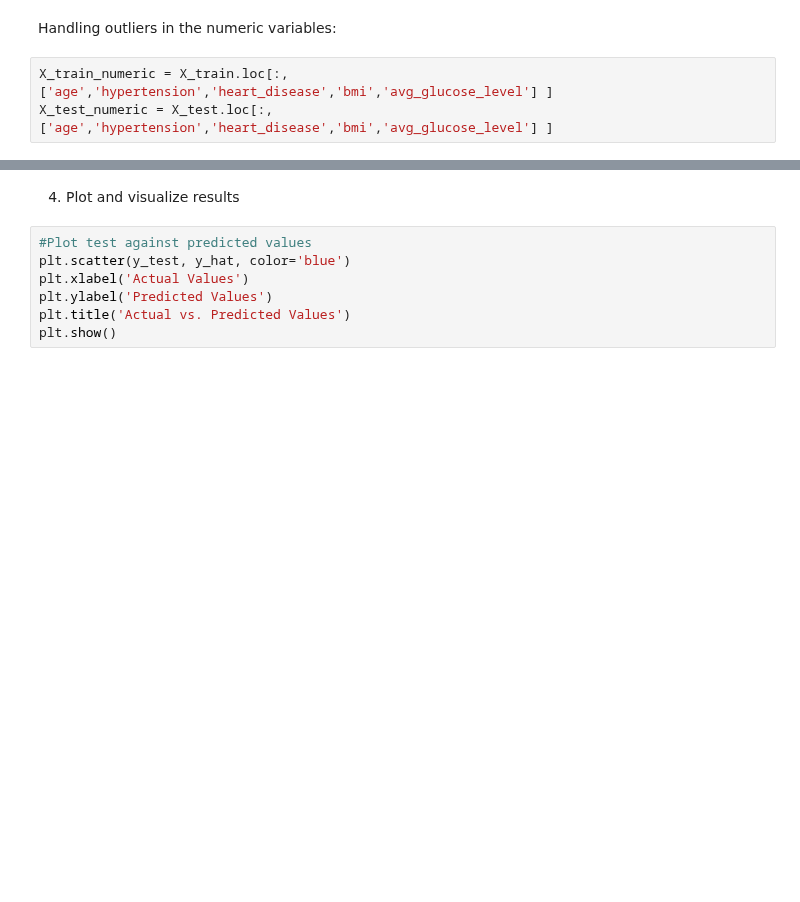
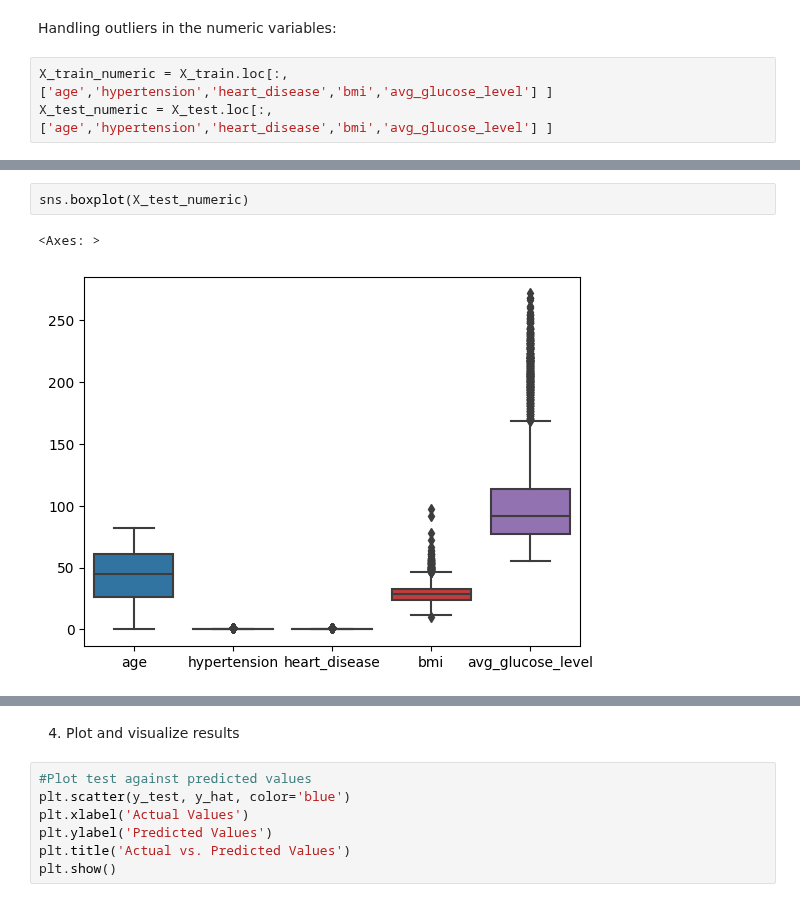
Before and after one commit to DS3001/group14, a Jupyter notebook: project_2/SabrinaModel2.ipynb, the cells around one changed output, grey strips where cells are left out. Cells and saved outputs as stored; diff of their text form; blank space fills up the shorter version.

```diff
--- a/project_2/SabrinaModel2.ipynb
+++ b/project_2/SabrinaModel2.ipynb
@@ -220,0 +226,5 @@ X_test_numeric = X_test.loc[:,['age','hypertension','heart_disease','bmi','avg_g
+# %%
+sns.boxplot(X_test_numeric)
+# %% [output]
+<Axes: >
+[figure, added]
```
Also changed, not shown: parts of 9 cells of this notebook.
